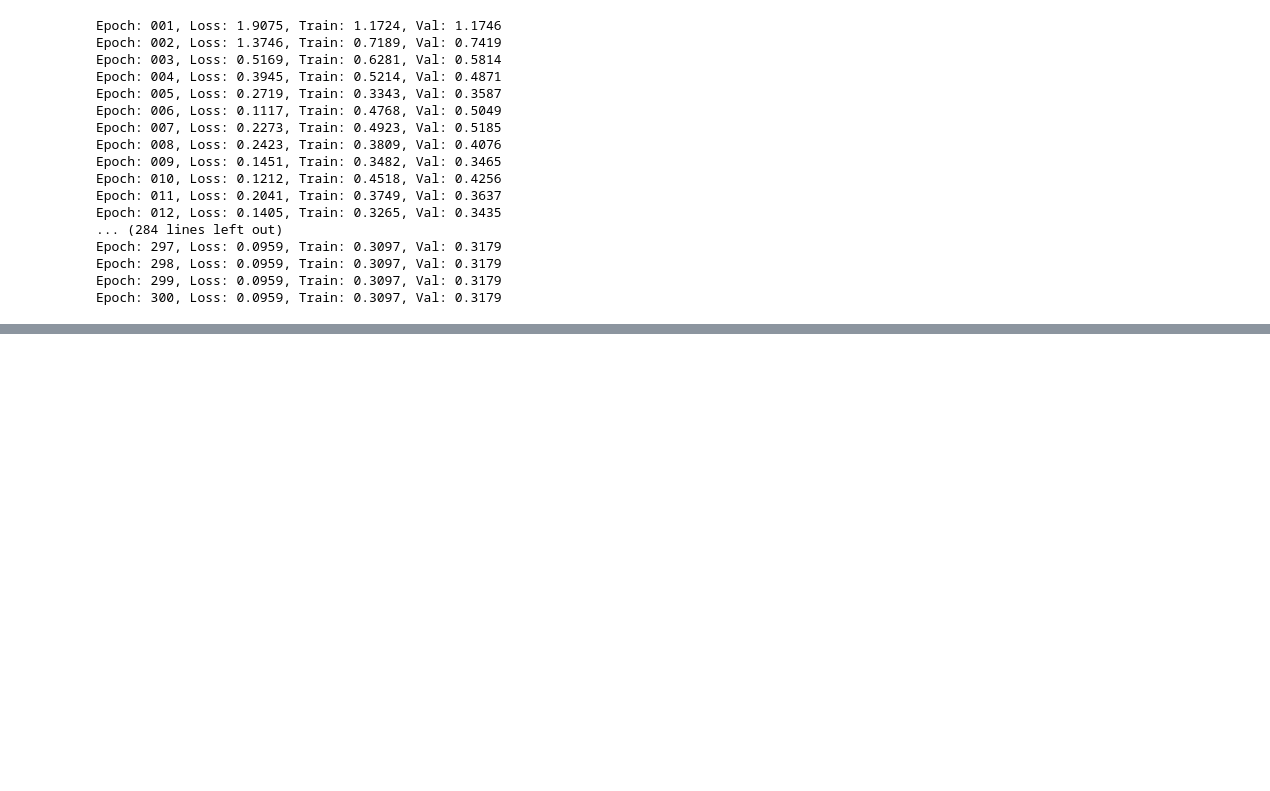
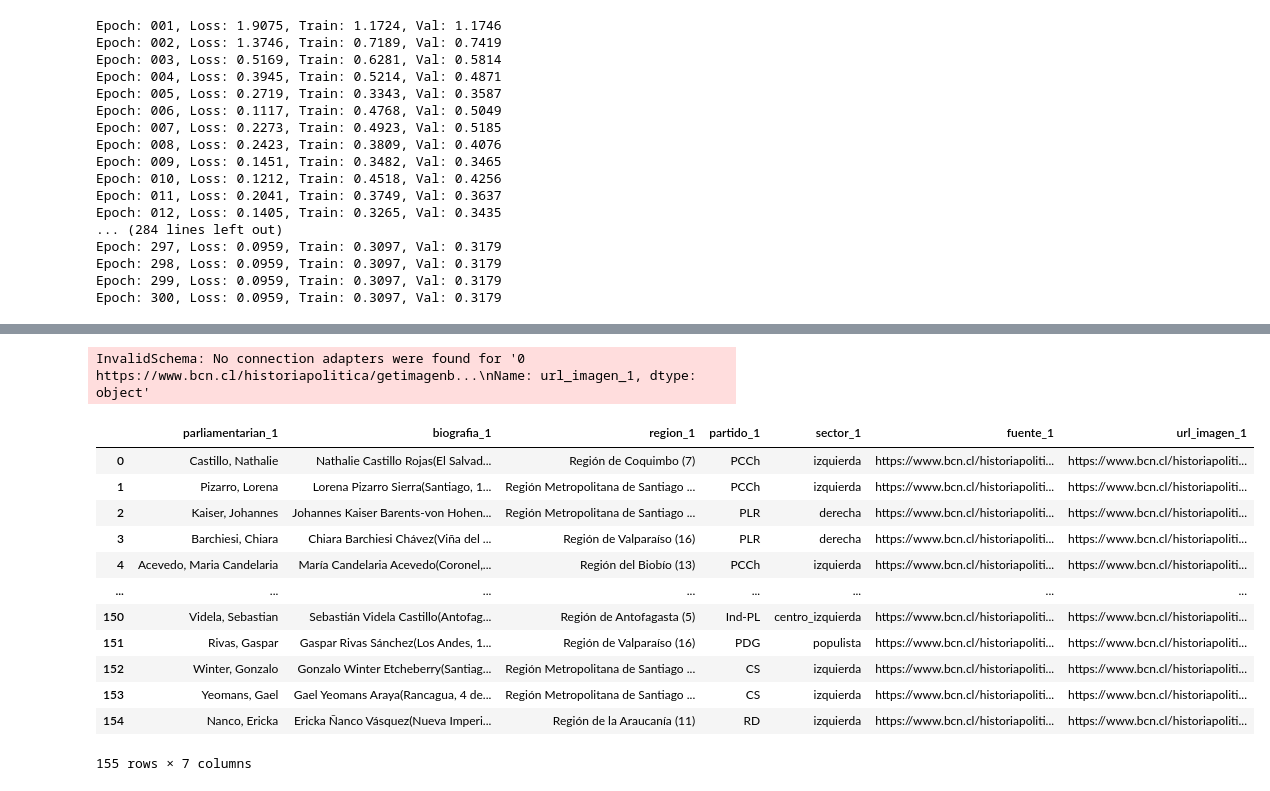
Before and after one commit to bpalas/GNN-Parliament-Recommender, a Jupyter notebook: main.ipynb, the cells around one changed output, grey strips where cells are left out. Drawn from its saved outputs; the diff is of its cells as text; code cells hidden in the pictures; blank space fills up the shorter version.

```diff
--- a/main.ipynb
+++ b/main.ipynb
@@ -174,3 +190,33 @@ Epoch: 300, Loss: 0.0959, Train: 0.3097, Val: 0.3179
+# %%
+import json
+datos_completos = {
+    'nodos': nodos.to_dict(orient='records'),
+    'aristas': aristas.to_dict(orient='records'),
+    'parliamentarian_to_index': parliamentarian_to_index,
+    'index_to_parliamentarian': index_to_parliamentarian,
+    'embeddings': embeddings.tolist()
+}
+
+# Guardar el diccionario completo en un archivo JSON
+with open('datos_completos.json', 'w', encoding='utf-8') as f:
+    json.dump(datos_completos, f, ensure_ascii=False, indent=4)
+# %%
+# Cargar el archivo JSON con todos los datos
+def cargar_datos():
+    with open('datos_completos.json', 'r', encoding='utf-8') as f:
+        datos_completos = json.load(f)
+
+    # Convertir los datos en sus respectivos formatos
+    nodos = pd.DataFrame(datos_completos['nodos'])
+    aristas = pd.DataFrame(datos_completos['aristas'])
+    parliamentarian_to_index = datos_completos['parliamentarian_to_index']
+    index_to_parliamentarian = datos_completos['index_to_parliamentarian']
+    embeddings = torch.tensor(datos_completos['embeddings'])
+
+    return nodos, aristas, parliamentarian_to_index, index_to_parliamentarian, embeddings
+
+# Cargar los datos
+nodos, aristas, parliamentarian_to_index, index_to_parliamentarian, embeddings = cargar_datos()
 # %%
 import tkinter as tk
 from tkinter import ttk
@@ -278,0 +374,31 @@ root.mainloop()
+# %%
+url_imagen = nodos.loc[nodos['parliamentarian_1'] == "Castillo, Nathalie", 'url_imagen_1']
+# %% [output]
+InvalidSchema: No connection adapters were found for '0    https://www.bcn.cl/historiapolitica/getimagenb...\nName: url_imagen_1, dtype: object'
+# %%
+# Corregir las URLs en la columna 'url_imagen_1' de forma directa si la URL no contiene la parte correcta
+def corregir_url(url):
+    if "getimagenbiografia" in url:
+        # Obtener solo el nombre del archivo
+        nombre_imagen = url.split('/')[-1]
+        # Crear la URL correcta
+        return f"https://www.bcn.cl/historiapolitica/getimagenbiografia/{nombre_imagen}"
+    return url
+
+nodos['url_imagen_1'] = nodos['url_imagen_1'].apply(corregir_url)
+# %%
+nodos
+# %% [output]
+|  | parliamentarian_1 | biografia_1 | region_1 | partido_1 | sector_1 | fuente_1 | url_imagen_1 |
+| 0 | Castillo, Nathalie | Nathalie Castillo Rojas(El Salvad... | Región de Coquimbo (7) | PCCh | izquierda | https://www.bcn.cl/historiapoliti... | https://www.bcn.cl/historiapoliti... |
+| 1 | Pizarro, Lorena | Lorena Pizarro Sierra(Santiago, 1... | Región Metropolitana de Santiago ... | PCCh | izquierda | https://www.bcn.cl/historiapoliti... | https://www.bcn.cl/historiapoliti... |
+| 2 | Kaiser, Johannes | Johannes Kaiser Barents-von Hohen... | Región Metropolitana de Santiago ... | PLR | derecha | https://www.bcn.cl/historiapoliti... | https://www.bcn.cl/historiapoliti... |
+| 3 | Barchiesi, Chiara | Chiara Barchiesi Chávez(Viña del ... | Región de Valparaíso (16) | PLR | derecha | https://www.bcn.cl/historiapoliti... | https://www.bcn.cl/historiapoliti... |
+| 4 | Acevedo, Maria Candelaria | María Candelaria Acevedo(Coronel,... | Región del Biobío (13) | PCCh | izquierda | https://www.bcn.cl/historiapoliti... | https://www.bcn.cl/historiapoliti... |
+| ... | ... | ... | ... | ... | ... | ... | ... |
+| 150 | Videla, Sebastian | Sebastián Videla Castillo(Antofag... | Región de Antofagasta (5) | Ind-PL | centro_izquierda | https://www.bcn.cl/historiapoliti... | https://www.bcn.cl/historiapoliti... |
+| 151 | Rivas, Gaspar | Gaspar Rivas Sánchez(Los Andes, 1... | Región de Valparaíso (16) | PDG | populista | https://www.bcn.cl/historiapoliti... | https://www.bcn.cl/historiapoliti... |
+| 152 | Winter, Gonzalo | Gonzalo Winter Etcheberry(Santiag... | Región Metropolitana de Santiago ... | CS | izquierda | https://www.bcn.cl/historiapoliti... | https://www.bcn.cl/historiapoliti... |
+| 153 | Yeomans, Gael | Gael Yeomans Araya(Rancagua, 4 de... | Región Metropolitana de Santiago ... | CS | izquierda | https://www.bcn.cl/historiapoliti... | https://www.bcn.cl/historiapoliti... |
+| 154 | Nanco, Ericka | Ericka Ñanco Vásquez(Nueva Imperi... | Región de la Araucanía (11) | RD | izquierda | https://www.bcn.cl/historiapoliti... | https://www.bcn.cl/historiapoliti... |
+155 rows × 7 columns
```
Also changed, not shown: parts of 7 cells of this notebook, 3 other files.
